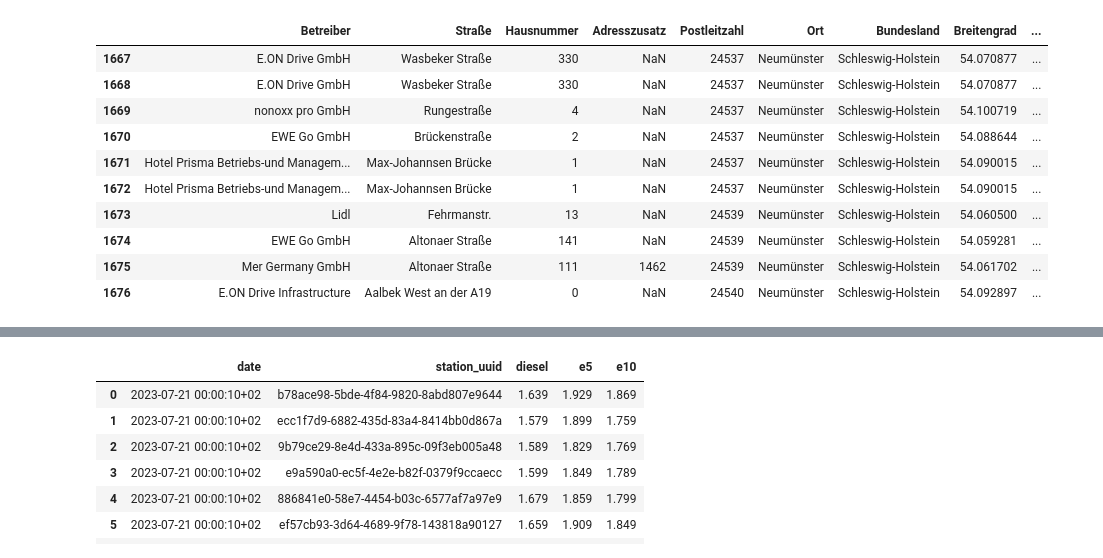
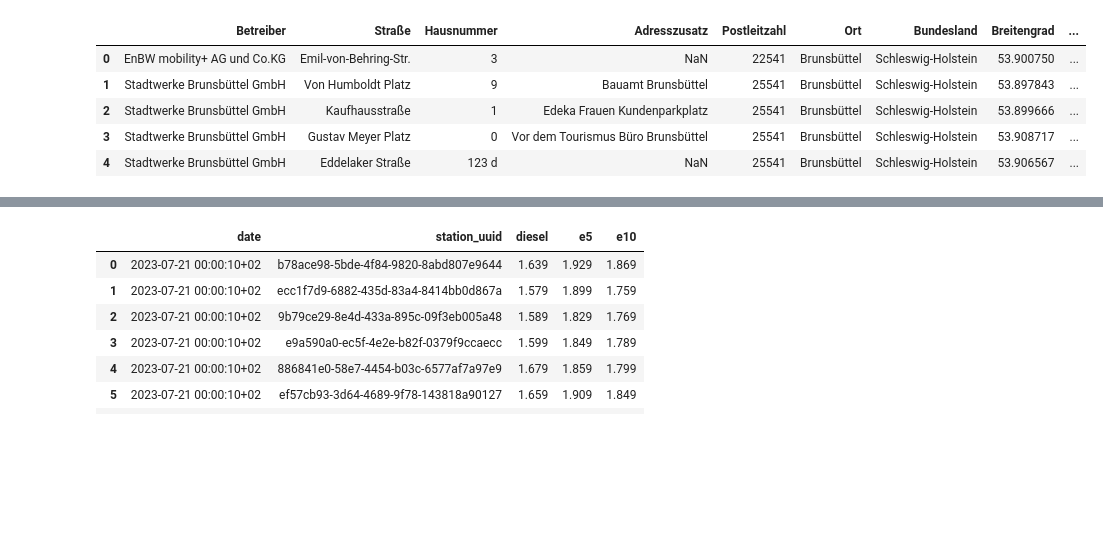
Before and after one commit to Takomonios/Team02_ChargeIT, a Jupyter notebook: datasets/2.landing/transformationDatasets.ipynb, the cells around one changed output, grey strips where cells are left out. Saved outputs shown, nothing was run; the diff lists cells and outputs as text; code cells hidden in the pictures; blank space fills up the shorter version.

```diff
--- a/datasets/2.landing/transformationDatasets.ipynb
+++ b/datasets/2.landing/transformationDatasets.ipynb
@@ -1,23 +1,18 @@
 # %%
 import pandas as pd
 
 df_ladesaeulen = pd.read_csv("/Users/philippusasefaw/team02/datasets/1.raw/Charger/ladesaeulenregister.csv")
 
 df_ladesaeulen.drop(["Kreis/kreisfreie Stadt","Inbetriebnahmedatum", "Public Key1", "Public Key2", "Public Key3", "Public Key4"], axis = 1, inplace = True)
 
-df_ladesaeulen.head(10)
+df_ladesaeulen.head(5)
 # %% [output]
 |  | Betreiber | Straße | Hausnummer | Adresszusatz | Postleitzahl | Ort | Bundesland | Breitengrad | ... |
-| 1667 | E.ON Drive GmbH | Wasbeker Straße | 330 | NaN | 24537 | Neumünster | Schleswig-Holstein | 54.070877 | ... |
-| 1668 | E.ON Drive GmbH | Wasbeker Straße | 330 | NaN | 24537 | Neumünster | Schleswig-Holstein | 54.070877 | ... |
-| 1669 | nonoxx pro GmbH | Rungestraße | 4 | NaN | 24537 | Neumünster | Schleswig-Holstein | 54.100719 | ... |
-| 1670 | EWE Go GmbH | Brückenstraße | 2 | NaN | 24537 | Neumünster | Schleswig-Holstein | 54.088644 | ... |
-| 1671 | Hotel Prisma Betriebs-und Managem... | Max-Johannsen Brücke | 1 | NaN | 24537 | Neumünster | Schleswig-Holstein | 54.090015 | ... |
-| 1672 | Hotel Prisma Betriebs-und Managem... | Max-Johannsen Brücke | 1 | NaN | 24537 | Neumünster | Schleswig-Holstein | 54.090015 | ... |
-| 1673 | Lidl | Fehrmanstr. | 13 | NaN | 24539 | Neumünster | Schleswig-Holstein | 54.060500 | ... |
-| 1674 | EWE Go GmbH | Altonaer Straße | 141 | NaN | 24539 | Neumünster | Schleswig-Holstein | 54.059281 | ... |
-| 1675 | Mer Germany GmbH | Altonaer Straße | 111 | 1462 | 24539 | Neumünster | Schleswig-Holstein | 54.061702 | ... |
-| 1676 | E.ON Drive Infrastructure | Aalbek West an der A19 | 0 | NaN | 24540 | Neumünster | Schleswig-Holstein | 54.092897 | ... |
+| 0 | EnBW mobility+ AG und Co.KG | Emil-von-Behring-Str. | 3 | NaN | 22541 | Brunsbüttel | Schleswig-Holstein | 53.900750 | ... |
+| 1 | Stadtwerke Brunsbüttel GmbH | Von Humboldt Platz | 9 | Bauamt Brunsbüttel | 25541 | Brunsbüttel | Schleswig-Holstein | 53.897843 | ... |
+| 2 | Stadtwerke Brunsbüttel GmbH | Kaufhausstraße | 1 | Edeka Frauen Kundenparkplatz | 25541 | Brunsbüttel | Schleswig-Holstein | 53.899666 | ... |
+| 3 | Stadtwerke Brunsbüttel GmbH | Gustav Meyer Platz | 0 | Vor dem Tourismus Büro Brunsbüttel | 25541 | Brunsbüttel | Schleswig-Holstein | 53.908717 | ... |
+| 4 | Stadtwerke Brunsbüttel GmbH | Eddelaker Straße | 123 d | NaN | 25541 | Brunsbüttel | Schleswig-Holstein | 53.906567 | ... |
 # %%
 df_ladesaeulen_exc = pd.read_excel("/Users/philippusasefaw/team02/datasets/1.raw/Charger/Ladesaeulenregister.xlsx")
 
```
